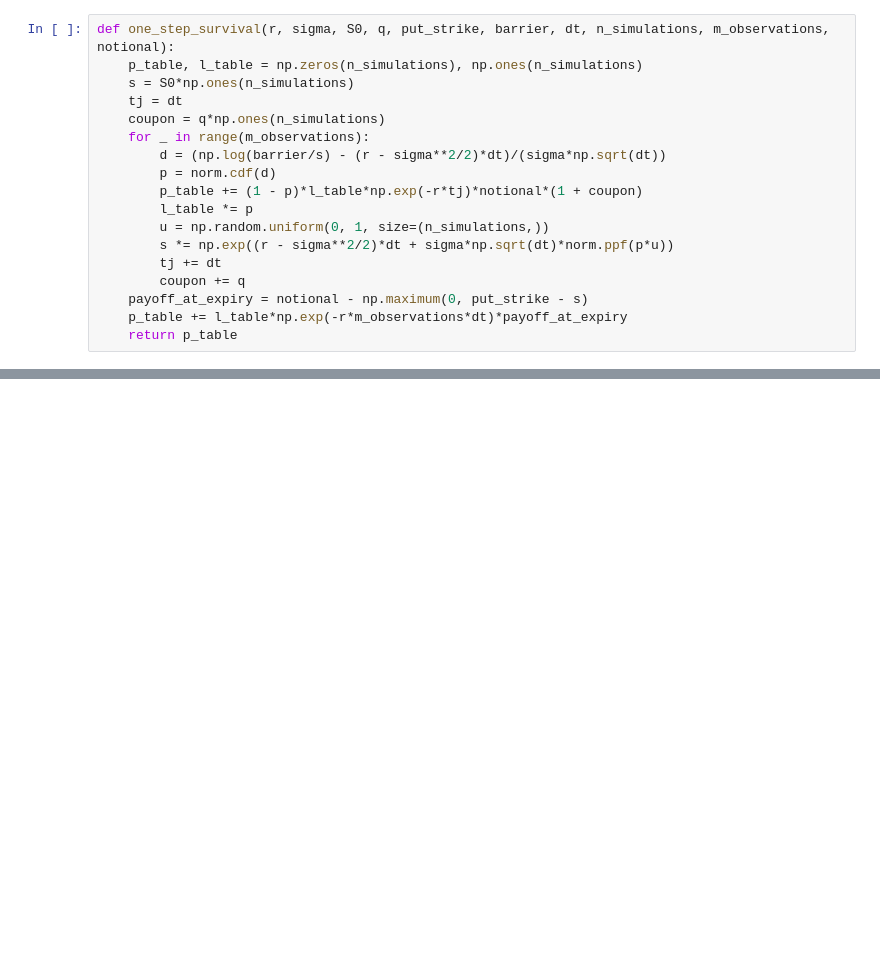
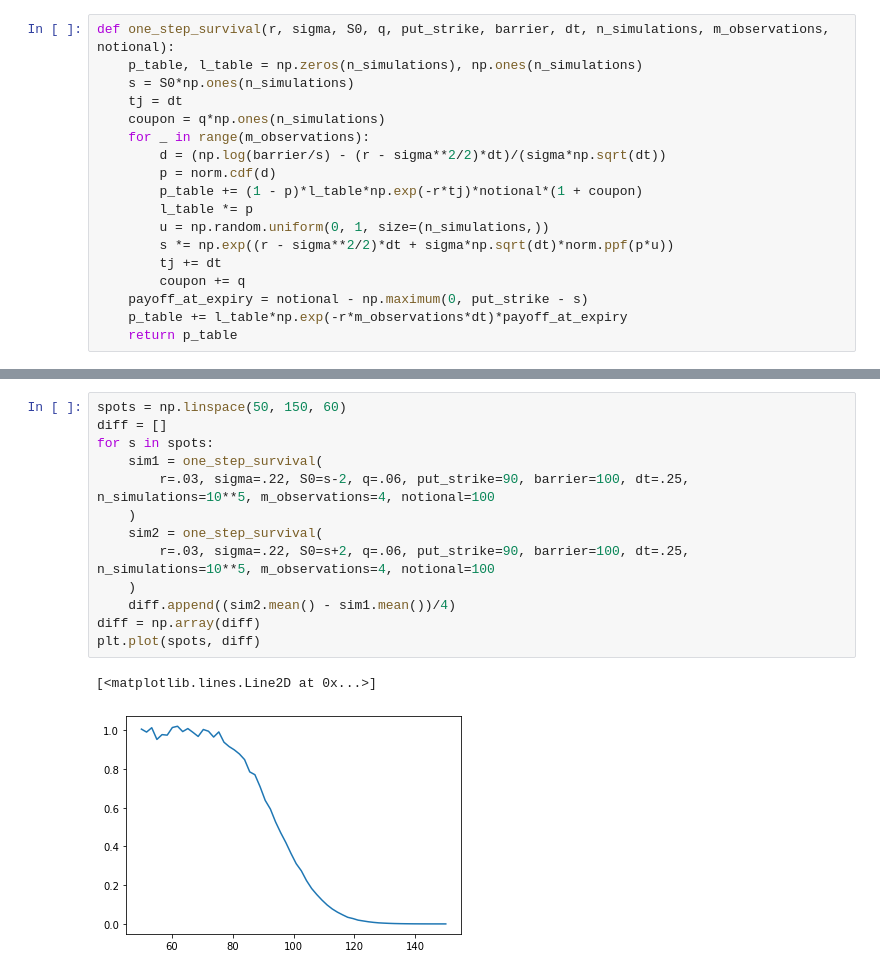
Before and after one commit to 20castro/Autocallable, a Jupyter notebook: one_step_survival/implementation.ipynb, the cells around one changed output, grey strips where cells are left out. Drawn from its saved outputs; the diff is of its cells as text; blank space fills up the shorter version.

```diff
--- a/one_step_survival/implementation.ipynb
+++ b/one_step_survival/implementation.ipynb
@@ -26,0 +44,16 @@ one_step_survival(.03, .2, 100, .06, 70, 100, .25, 10**5, 4, 100).mean()
+# %%
+spots = np.linspace(50, 150, 60)
+diff = []
+for s in spots:
+    sim1 = one_step_survival(
+        r=.03, sigma=.22, S0=s-2, q=.06, put_strike=90, barrier=100, dt=.25, n_simulations=10**5, m_observations=4, notional=100
+    )
+    sim2 = one_step_survival(
+        r=.03, sigma=.22, S0=s+2, q=.06, put_strike=90, barrier=100, dt=.25, n_simulations=10**5, m_observations=4, notional=100
+    )
+    diff.append((sim2.mean() - sim1.mean())/4)
+diff = np.array(diff)
+plt.plot(spots, diff)
+# %% [output]
+[<matplotlib.lines.Line2D at 0x...>]
+[figure, added]
```
Also changed, not shown: parts of 11 cells of this notebook.
